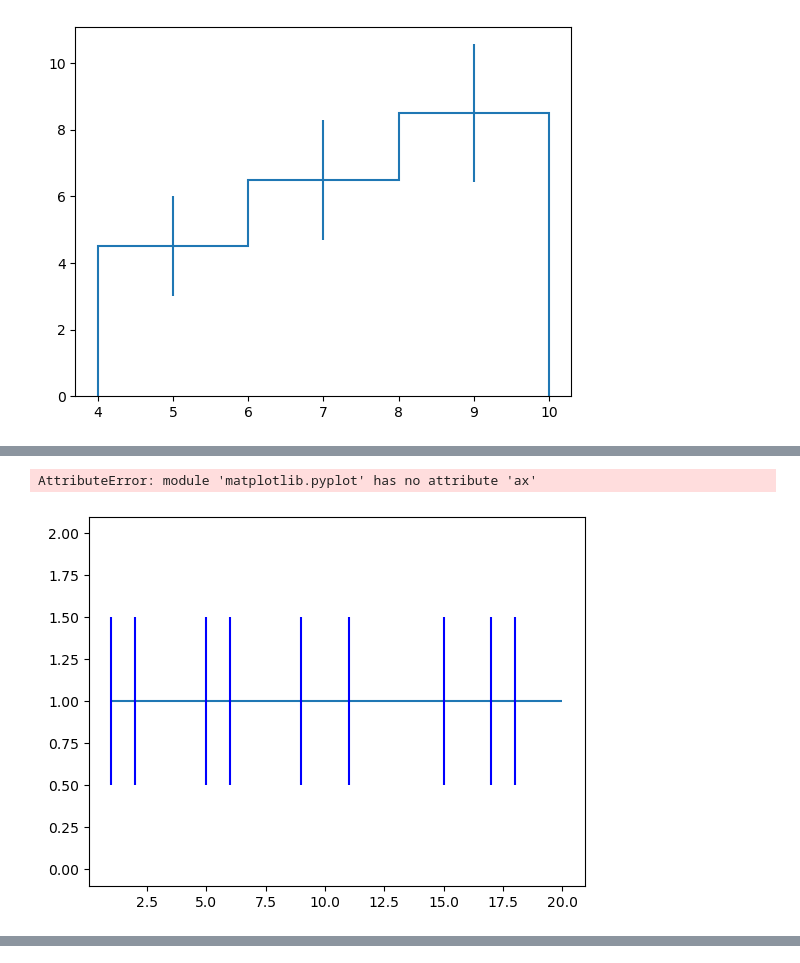
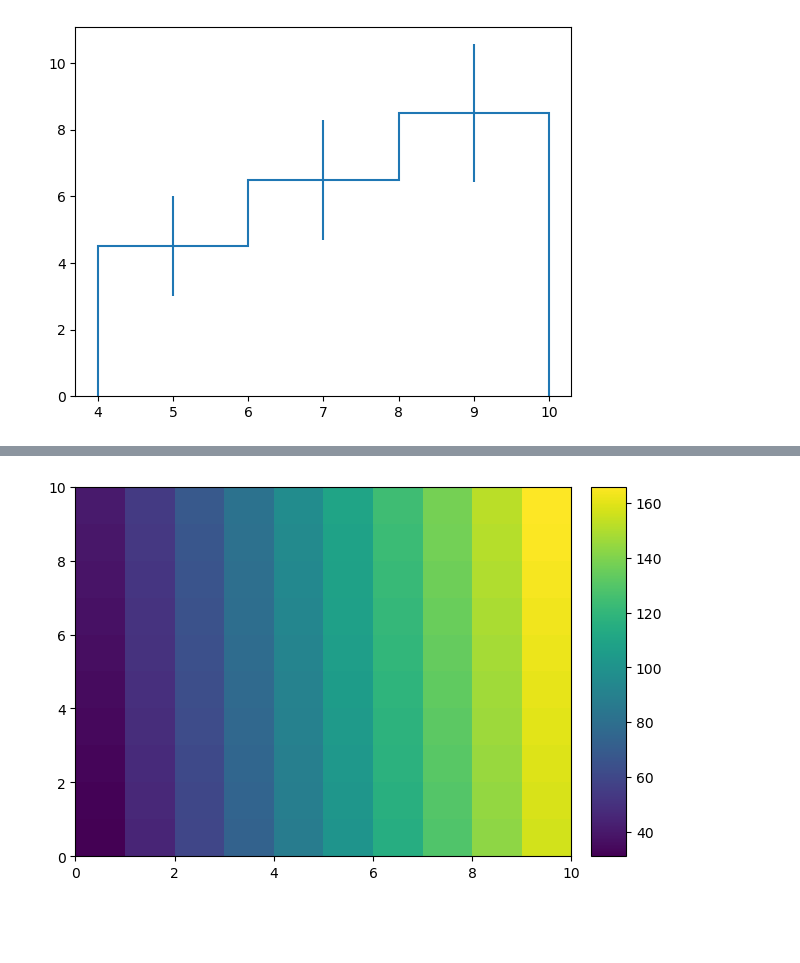
Before and after one commit to APN-Pucky/babyyoda, a Jupyter notebook: debug/project.ipynb, the cells around one changed output, grey strips where cells are left out. Saved outputs shown, nothing was run; the diff lists cells and outputs as text; code cells hidden in the pictures; blank space fills up the shorter version.

```diff
--- a/debug/project.ipynb
+++ b/debug/project.ipynb
@@ -19,28 +17,8 @@ PROJECT
 [figure]
-# %%
-from matplotlib import pyplot as plt
-
-plt.figure()
-a = [1, 2, 5, 6, 9, 11, 15, 17, 18]
-plt.hlines(1, 1, 20)  # Draw a horizontal line
-plt.eventplot(a, orientation="horizontal", colors="b")
-plt.ax.get_xaxis().set_visible(False)
-plt.show()
-# %% [output]
-AttributeError: module 'matplotlib.pyplot' has no attribute 'ax'
-[figure, removed]
 # %%
-import matplotlib.pyplot as plt
-
-# Sample data
-y = [2, 4, 6, 8]
-yerr = [0.5, 0.4, 0.3, 0.2]
-
-# Plotting
-plt.errorbar(x=[0] * len(y), y=y, yerr=yerr, fmt=" ", capsize=5)
-
-# Remove x-axis labels and ticks
-plt.gca().get_xaxis().set_visible(False)
-
-# Show the plot
-plt.show()
+hists = yoda.read("../tests/test_histo2d_v3.yoda")
+# %%
+h = next(iter(hists.values()))
+# %%
+h
+# %% [output]
@@ -46,0 +26 @@ plt.show()
+[figure, added]
```
Also changed, not shown: parts of 10 cells of this notebook, 14 other files.
